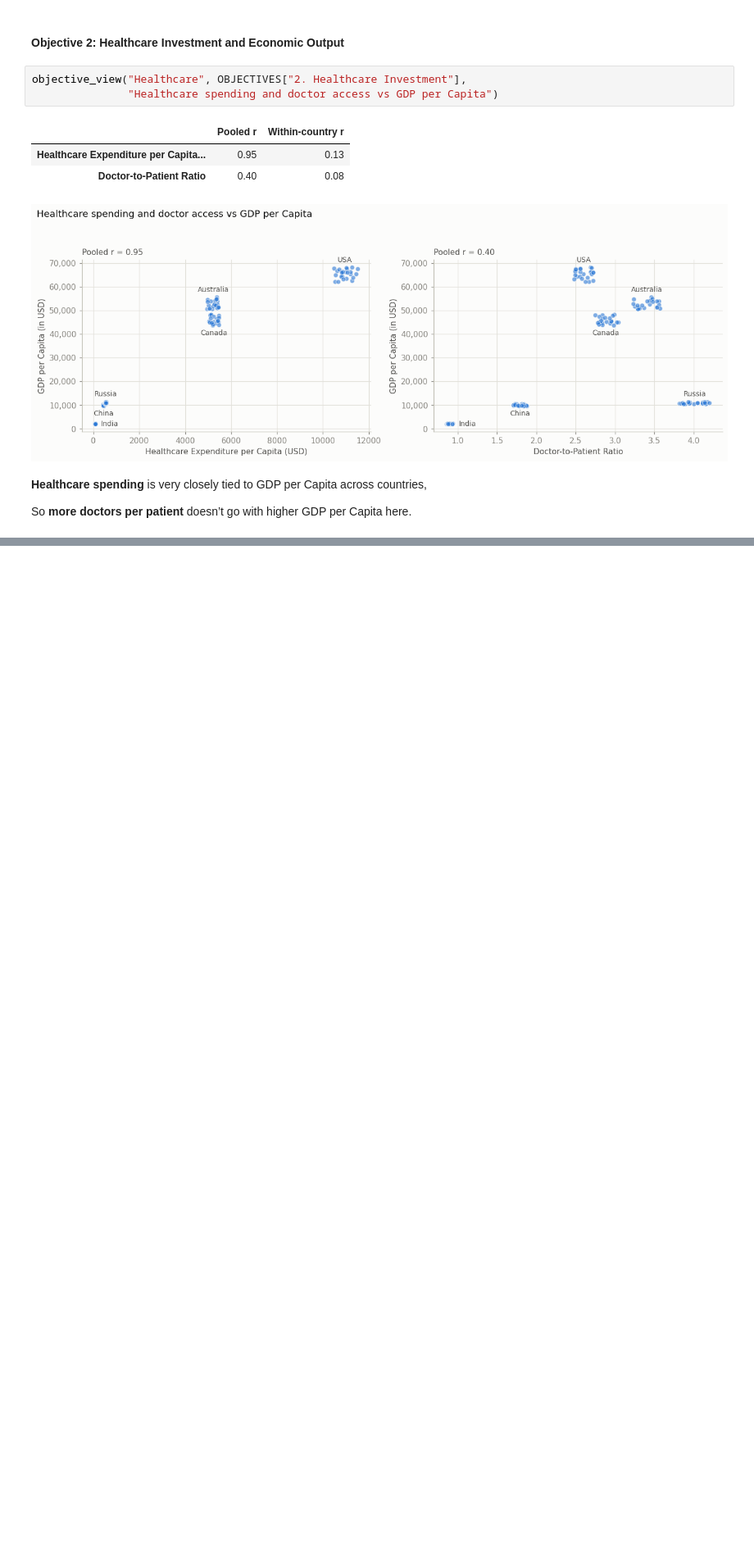
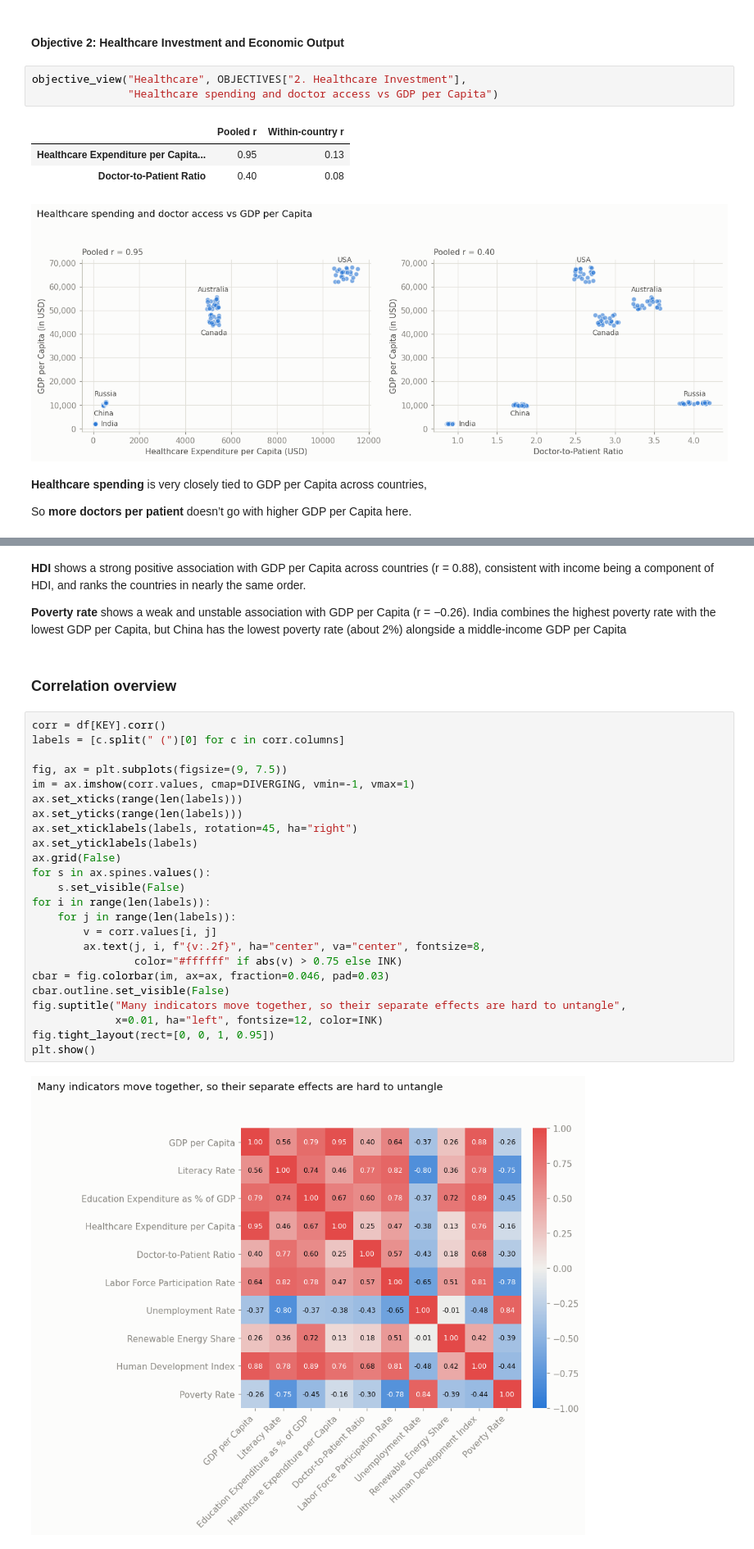
Before and after one commit to aaronawsg/capstone, a Jupyter notebook: Capstone_Economics_Analysis.ipynb, the cells around one changed output, grey strips where cells are left out. Shown at 82% size. Drawn from its saved outputs; the diff is of its cells as text; blank space fills up the shorter version.

```diff
--- a/Capstone_Economics_Analysis.ipynb
+++ b/Capstone_Economics_Analysis.ipynb
@@ -381,0 +417,32 @@ So **more doctors per patient** doesn’t go with higher GDP per Capita here.
+# %% [markdown]
+**HDI** shows a strong positive association with GDP per Capita across countries (r = 0.88), consistent with income being a component of HDI, and ranks the countries in nearly the same order.
+
+**Poverty rate** shows a weak and unstable association with GDP per Capita (r = −0.26). India combines the highest poverty rate with the lowest GDP per Capita, but China has the lowest poverty rate (about 2%) alongside a middle-income GDP per Capita
+# %% [markdown]
+### Correlation overview
+# %%
+corr = df[KEY].corr()
+labels = [c.split(" (")[0] for c in corr.columns]
+
+fig, ax = plt.subplots(figsize=(9, 7.5))
+im = ax.imshow(corr.values, cmap=DIVERGING, vmin=-1, vmax=1)
+ax.set_xticks(range(len(labels)))
+ax.set_yticks(range(len(labels)))
+ax.set_xticklabels(labels, rotation=45, ha="right")
+ax.set_yticklabels(labels)
+ax.grid(False)
+for s in ax.spines.values():
+    s.set_visible(False)
+for i in range(len(labels)):
+    for j in range(len(labels)):
+        v = corr.values[i, j]
+        ax.text(j, i, f"{v:.2f}", ha="center", va="center", fontsize=8,
+                color="#ffffff" if abs(v) > 0.75 else INK)
+cbar = fig.colorbar(im, ax=ax, fraction=0.046, pad=0.03)
+cbar.outline.set_visible(False)
+fig.suptitle("Many indicators move together, so their separate effects are hard to untangle",
+             x=0.01, ha="left", fontsize=12, color=INK)
+fig.tight_layout(rect=[0, 0, 1, 0.95])
+plt.show()
+# %% [output]
+[figure, added]
```
Also changed, not shown: parts of 9 cells of this notebook.
